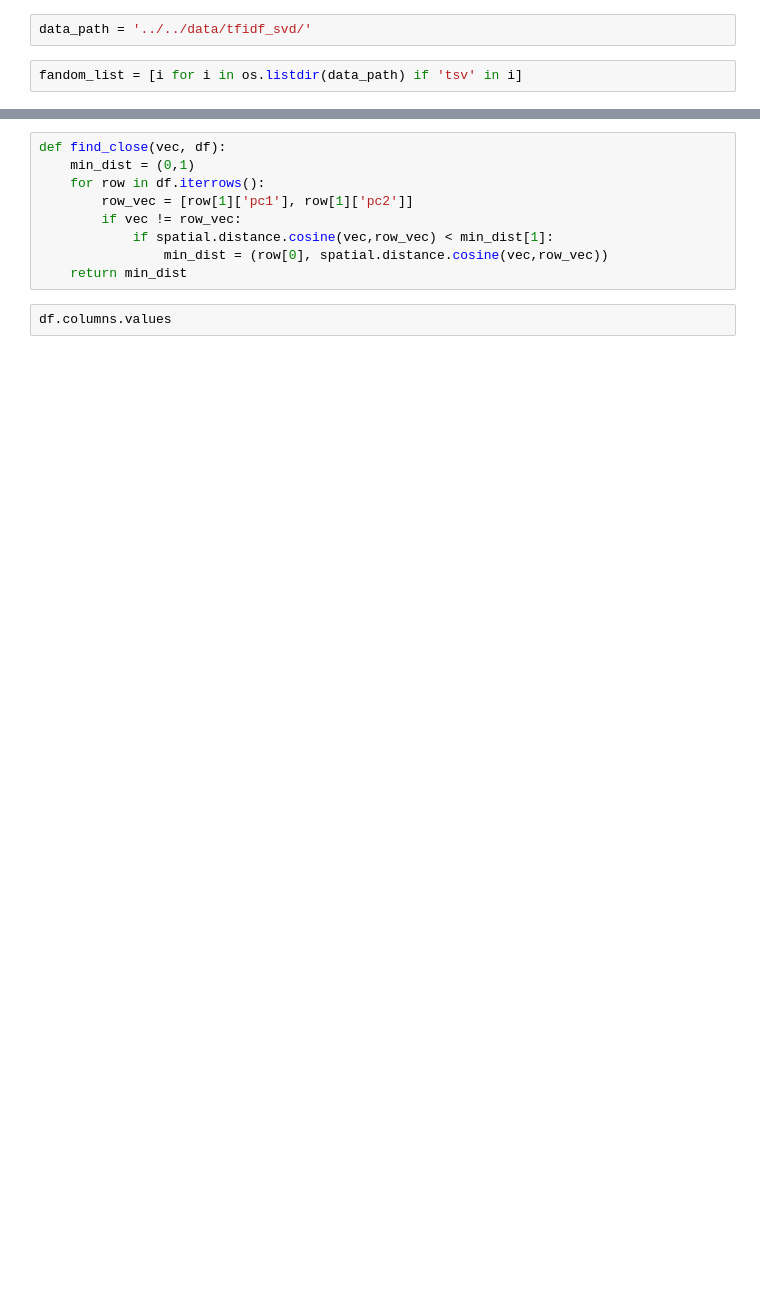
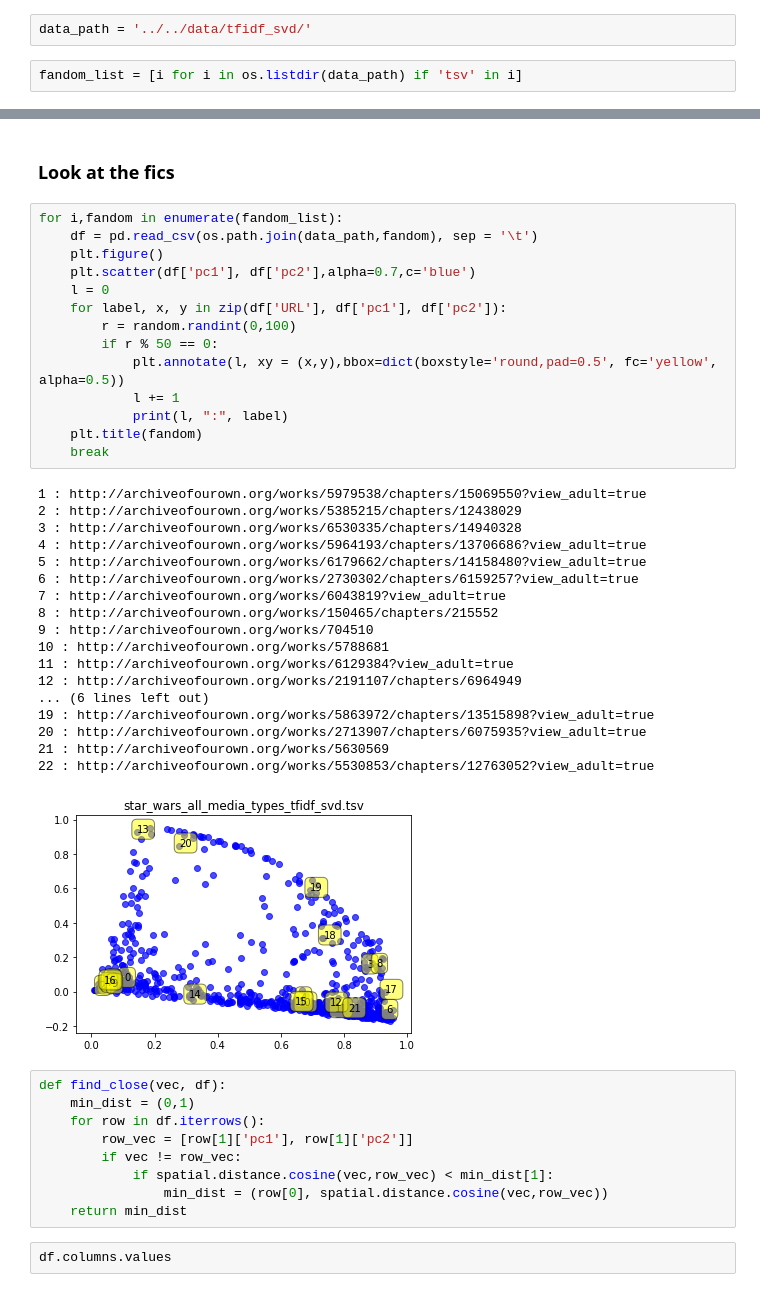
Before and after one commit to yzjing/ao3_old, a Jupyter notebook: exps/20180521_clustering/svd_analysis.ipynb, the cells around one changed output, grey strips where cells are left out. Saved outputs shown, nothing was run; the diff lists cells and outputs as text; blank space fills up the shorter version.

```diff
--- a/exps/20180521_clustering/svd_analysis.ipynb
+++ b/exps/20180521_clustering/svd_analysis.ipynb
@@ -60,3 +48,38 @@ for i,fandom in enumerate(fandom_list):
+# %% [markdown]
+### Look at the fics
+# %%
+for i,fandom in enumerate(fandom_list):
+    df = pd.read_csv(os.path.join(data_path,fandom), sep = '\t')
+    plt.figure()
+    plt.scatter(df['pc1'], df['pc2'],alpha=0.7,c='blue')
+    l = 0
+    for label, x, y in zip(df['URL'], df['pc1'], df['pc2']):
+        r = random.randint(0,100)
+        if r % 50 == 0:
+            plt.annotate(l, xy = (x,y),bbox=dict(boxstyle='round,pad=0.5', fc='yellow', alpha=0.5))
+            l += 1
+            print(l, ":", label)
+    plt.title(fandom)
+    break
+# %% [output]
+1 : http://archiveofourown.org/works/5979538/chapters/15069550?view_adult=true
+2 : http://archiveofourown.org/works/5385215/chapters/12438029
+3 : http://archiveofourown.org/works/6530335/chapters/14940328
+4 : http://archiveofourown.org/works/5964193/chapters/13706686?view_adult=true
+5 : http://archiveofourown.org/works/6179662/chapters/14158480?view_adult=true
+6 : http://archiveofourown.org/works/2730302/chapters/6159257?view_adult=true
+7 : http://archiveofourown.org/works/6043819?view_adult=true
+8 : http://archiveofourown.org/works/150465/chapters/215552
+9 : http://archiveofourown.org/works/704510
+10 : http://archiveofourown.org/works/5788681
+11 : http://archiveofourown.org/works/6129384?view_adult=true
+12 : http://archiveofourown.org/works/2191107/chapters/6964949
+... (6 lines left out)
+19 : http://archiveofourown.org/works/5863972/chapters/13515898?view_adult=true
+20 : http://archiveofourown.org/works/2713907/chapters/6075935?view_adult=true
+21 : http://archiveofourown.org/works/5630569
+22 : http://archiveofourown.org/works/5530853/chapters/12763052?view_adult=true
+[figure, added]
 # %%
 def find_close(vec, df):
     min_dist = (0,1)
```
Also changed, not shown: parts of 18 cells of this notebook, 3 other files.
